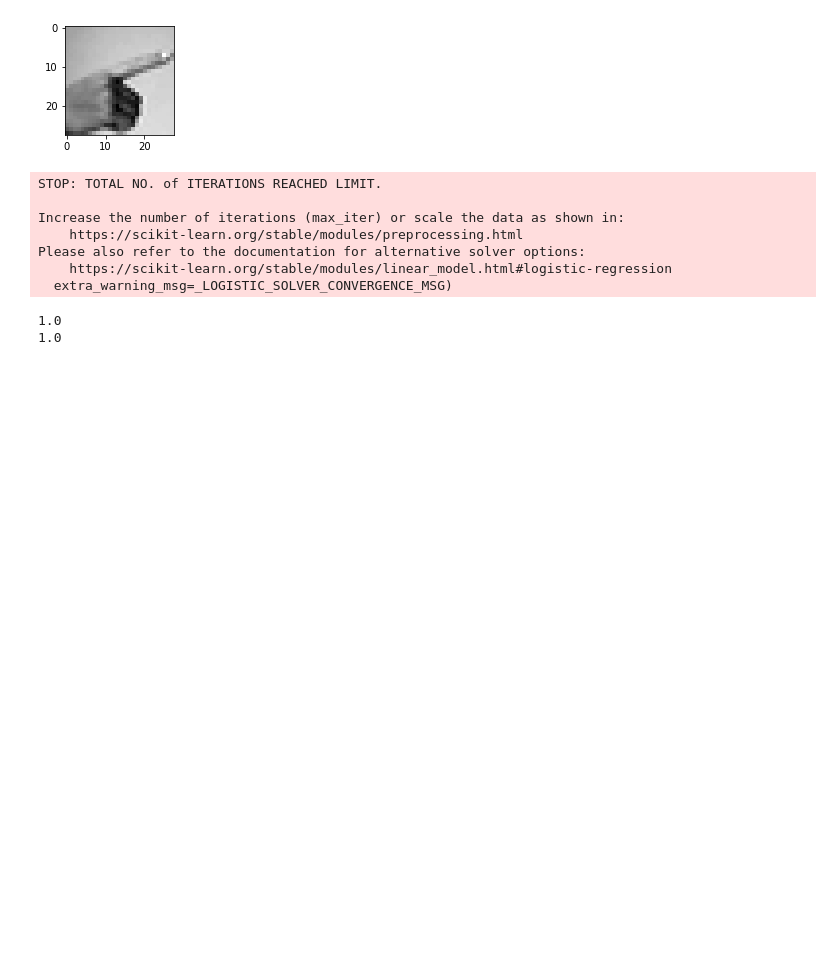
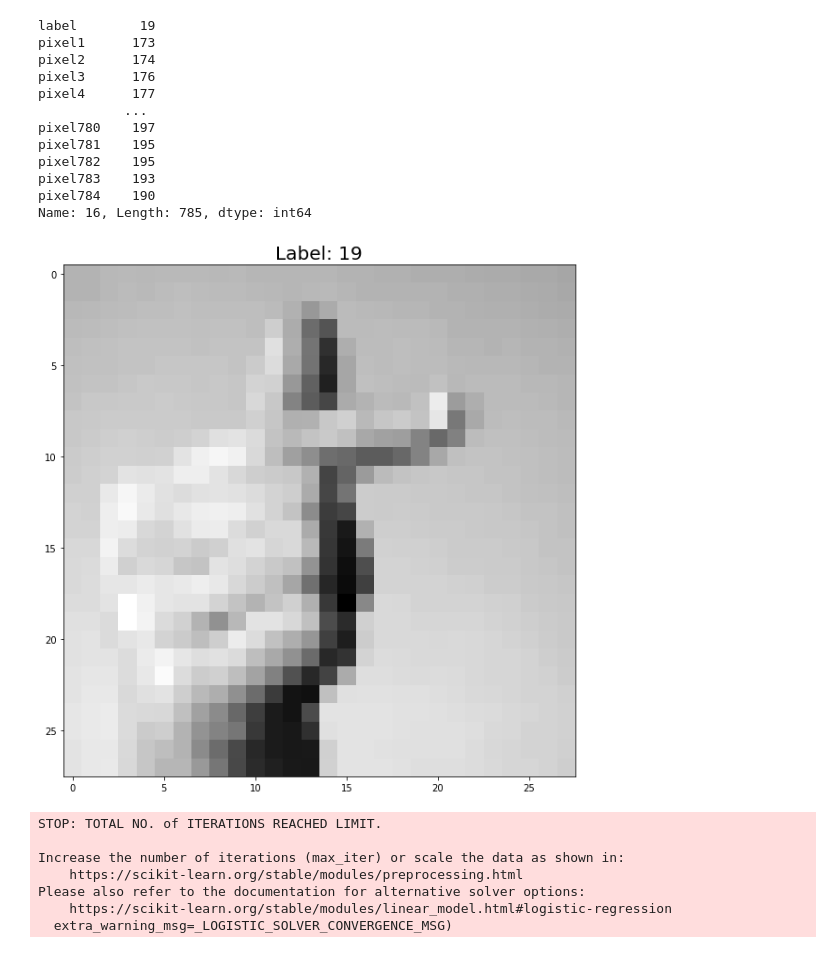
Before and after one commit to dangductrung/LOGISTIC-REGRESSION, a Jupyter notebook: LogisticRegression.ipynb, the cells around one changed output. Cells and saved outputs as stored; diff of their text form; code cells hidden in the pictures; blank space fills up the shorter version.

```diff
--- a/LogisticRegression.ipynb
+++ b/LogisticRegression.ipynb
@@ -10,61 +10,97 @@ from sklearn import metrics
 
 
 data = pd.read_csv('train.csv')
-
+max_label = max(data.label.values)
 
 def ShowImage(data, index):
+    print(data.iloc[index])
+    label = data['label'].iloc[index]
     pictures = data.drop(['label'], axis = 1)
     picture = pictures.iloc[index].values.reshape(28, 28)
 
-    plt.figure( figsize = (2, 2))
+    plt.figure( figsize = (10, 10))
     plt.imshow(picture, cmap = plt.cm.gray)
+
+    title = 'Label: ' + str(label)
+    plt.title(title, size = 20)
     plt.show()
 
-ShowImage(data, 12)
+ShowImage(data, 16)
 
 Y = data.label
 X = data.drop(['label'], axis = 1)
 
-X_train, X_test, Y_train, Y_test = train_test_split(X, Y, test_size=0.7)
+X_train, X_test, Y_train, Y_test = train_test_split(X, Y, test_size=0.7, random_state=42)
+
 
 regression = LogisticRegression(solver = 'lbfgs', max_iter = 1000)
 
 regression.fit(X_train, Y_train)
 Y_train_pred = regression.predict(X_train)
 Y_test_pred = regression.predict(X_test)
 
 score_train = regression.score(X_train, Y_train)
 score_test = regression.score(X_test, Y_test)
 
-cm_train = metrics.confusion_matrix(Y_train, Y_train_pred)
-cm_test = metrics.confusion_matrix(Y_test, Y_test_pred)
-
-print(score_train)
-print(score_test)
+cm_train = metrics.confusion_matrix(Y_train, Y_train_pred, labels=range(0, max_label + 1, 1))
+cm_test = metrics.confusion_matrix(Y_test, Y_test_pred, labels=range(0, max_label + 1, 1))
 
 plt.figure(figsize=(25,25))
-sns.heatmap(cm_train, annot=True, fmt=".3f", linewidths=.5, square = True, cmap = 'Blues_r');
+sns.heatmap(cm_train, annot=True, fmt=".0f", linewidths=.5, square = True, cmap = 'Blues_r');
 plt.ylabel('Actual label');
 plt.xlabel('Predicted label');
 all_sample_title = 'Train: Accuracy Score: ' + str(score_train)
-plt.title(all_sample_title, size = 15);
+plt.title(all_sample_title, size = 20);
 plt.show()
 
 plt.figure(figsize=(25,25))
 sns.heatmap(cm_test, annot=True, fmt=".3f", linewidths=.5, square = True, cmap = 'Blues_r');
 plt.ylabel('Actual label');
 plt.xlabel('Predicted label');
 all_sample_title = 'Test: Accuracy Score: ' + str(score_test)
-plt.title(all_sample_title, size = 15);
+plt.title(all_sample_title, size = 20);
 plt.show()
+
+
+###############################################################################################
+
+
+cm_train = metrics.confusion_matrix(Y_train, Y_train_pred, labels=range(0, max_label + 1, 1), normalize = 'true')
+cm_test = metrics.confusion_matrix(Y_test, Y_test_pred, labels=range(0, max_label + 1, 1), normalize = 'true')
+
+plt.figure(figsize=(25,25))
+sns.heatmap(cm_train, annot=True, fmt=".3f", linewidths=.5, square = True, cmap = 'Blues_r');
+plt.ylabel('Actual label');
+plt.xlabel('Predicted label');
+all_sample_title = 'Train: Accuracy Score: ' + str(score_train)
+plt.title(all_sample_title, size = 20);
+plt.show()
+
+plt.figure(figsize=(25,25))
+sns.heatmap(cm_test, annot=True, fmt=".3f", linewidths=.5, square = True, cmap = 'Blues_r');
+plt.ylabel('Actual label');
+plt.xlabel('Predicted label');
+all_sample_title = 'Test: Accuracy Score: ' + str(score_test)
+plt.title(all_sample_title, size = 20);
+plt.show()
 # %% [output]
+label        19
+pixel1      173
+pixel2      174
+pixel3      176
+pixel4      177
+           ...
+pixel780    197
+pixel781    195
+pixel782    195
+pixel783    193
+pixel784    190
+Name: 16, Length: 785, dtype: int64
-[figure, old version]
+[figure, new version]
-STOP: TOTAL NO. of ITERATIONS REACHED LIMIT.
-
-Increase the number of iterations (max_iter) or scale the data as shown in:
-    https://scikit-learn.org/stable/modules/preprocessing.html
-Please also refer to the documentation for alternative solver options:
-    https://scikit-learn.org/stable/modules/linear_model.html#logistic-regression
-  extra_warning_msg=_LOGISTIC_SOLVER_CONVERGENCE_MSG)
-1.0
-1.0
+STOP: TOTAL NO. of ITERATIONS REACHED LIMIT.
+
+Increase the number of iterations (max_iter) or scale the data as shown in:
+    https://scikit-learn.org/stable/modules/preprocessing.html
+Please also refer to the documentation for alternative solver options:
+    https://scikit-learn.org/stable/modules/linear_model.html#logistic-regression
+  extra_warning_msg=_LOGISTIC_SOLVER_CONVERGENCE_MSG)
```
Also changed, not shown: parts of 1 cell of this notebook.
